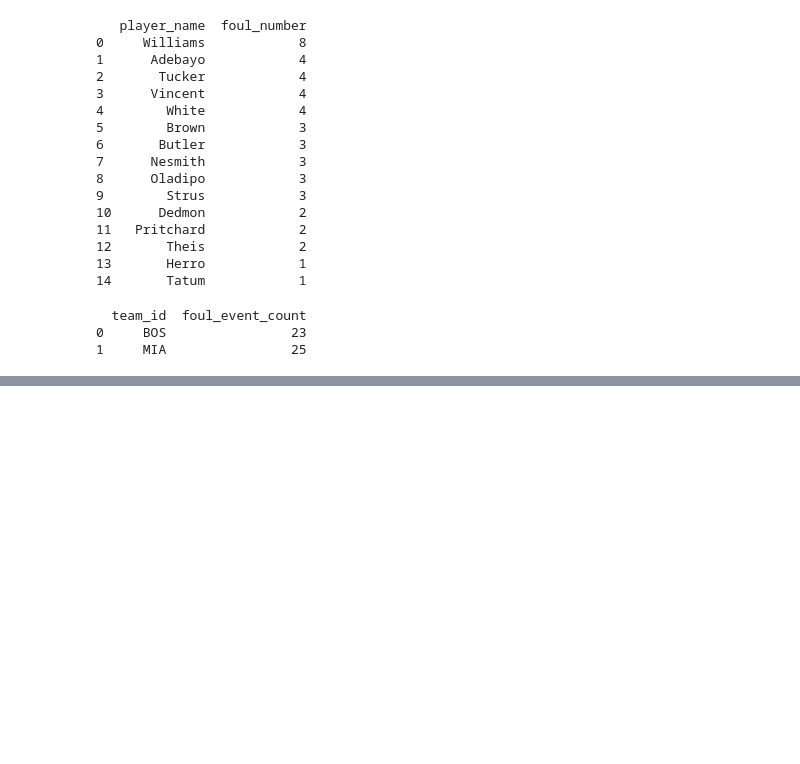
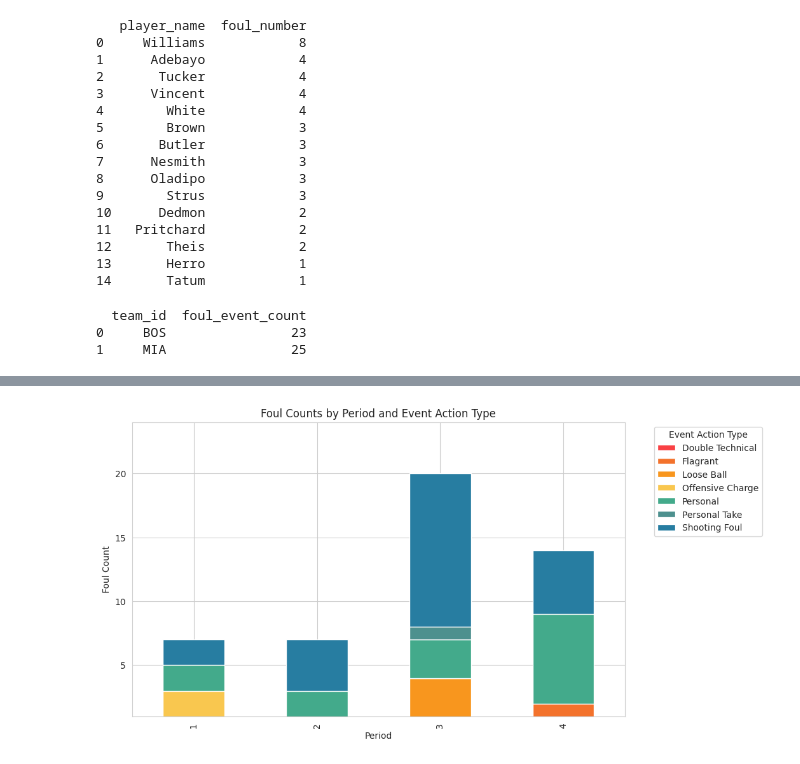
Before and after one commit to naomiyjiang/wisd_court_catalysts, a Jupyter notebook: Foul_Violation.ipynb, the cells around one changed output, grey strips where cells are left out. Cells and saved outputs as stored; diff of their text form; code cells hidden in the pictures; blank space fills up the shorter version.

```diff
--- a/Foul_Violation.ipynb
+++ b/Foul_Violation.ipynb
@@ -83,0 +121,38 @@ plt.show()
+# %%
+event_action_type_to_name = {
+    1: "Personal",
+    2: 'Shooting Foul',
+    3: 'Loose Ball',
+    14: 'Flagrant',
+    16: 'Double Technical',
+    26: 'Offensive Charge',
+    28: 'Personal Take',
+}
+
+custom_palette = ["#f94144", "#f3722c","#f8961e","#f9c74f", "#43aa8b", "#4d908e","#277da1"]
+sns.set_palette(custom_palette)
+sns.set_style('whitegrid')
+
+foul_counts = foul_events.groupby(['period', 'event_action_type']).size().reset_index(name='foul_count')
+
+# Replace event_action_type with names
+foul_counts['event_action_type'] = foul_counts['event_action_type'].replace(event_action_type_to_name)
+
+# Pivot the data for the current team
+foul_pivot = foul_counts.pivot(index='period', columns='event_action_type', values='foul_count')
+
+# Get the maximum foul count for setting y-axis limit
+max_foul_count = foul_counts['foul_count'].max()
+y_axis_limit = max_foul_count * 2
+
+# Create the stacked bar plot with y-axis limit set to 1
+foul_pivot.plot(kind='bar', stacked=True, figsize=(10, 6))
+plt.xlabel('Period')
+plt.ylabel('Foul Count')
+plt.title('Foul Counts by Period and Event Action Type')
+plt.legend(title='Event Action Type', bbox_to_anchor=(1.05, 1), loc='upper left')
+plt.ylim(1, y_axis_limit)  # Set y-axis limit to 1 and the maximum foul count
+
+plt.show()
+# %% [output]
+[figure, added]
```
Also changed, not shown: parts of 9 cells of this notebook.
